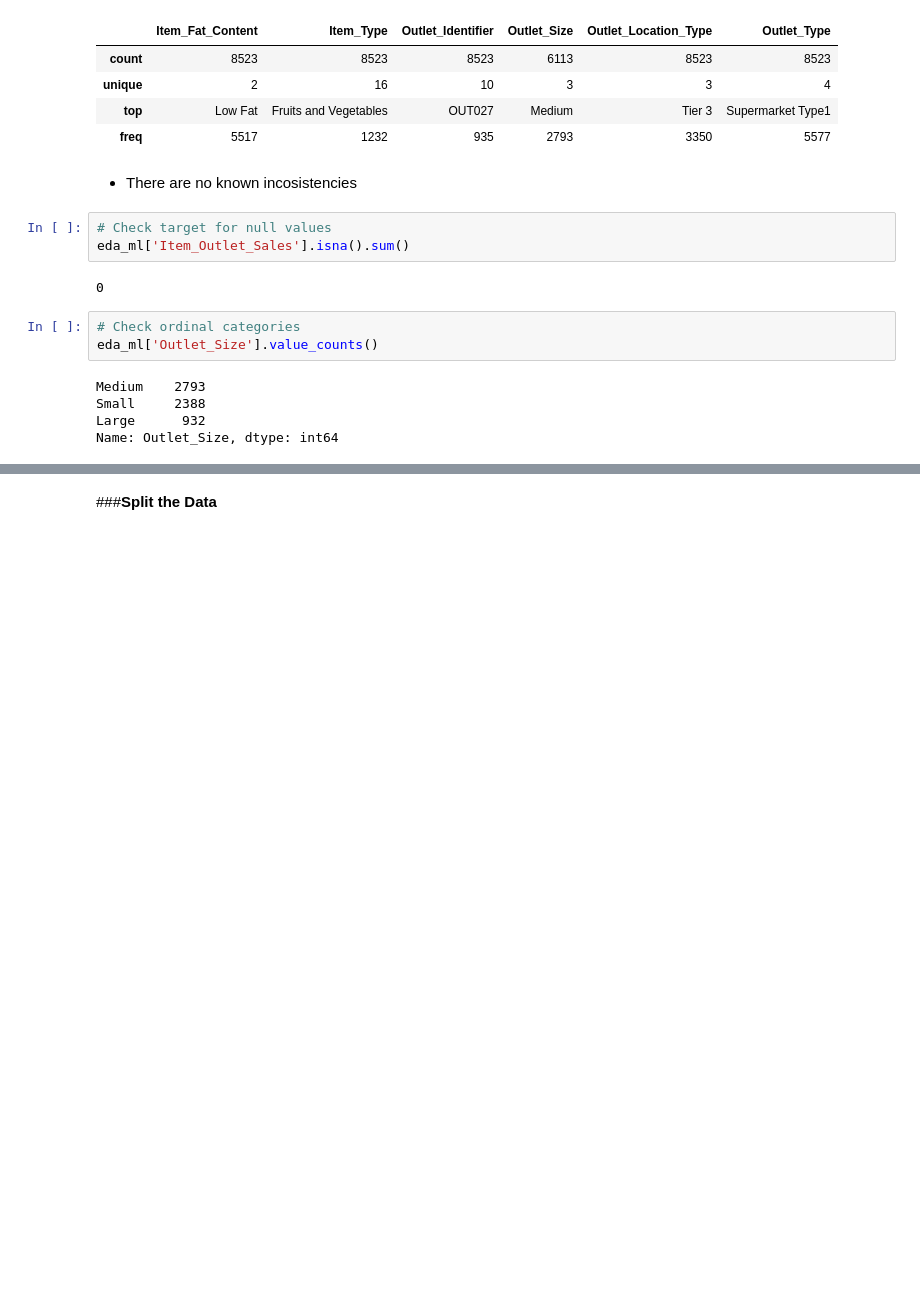
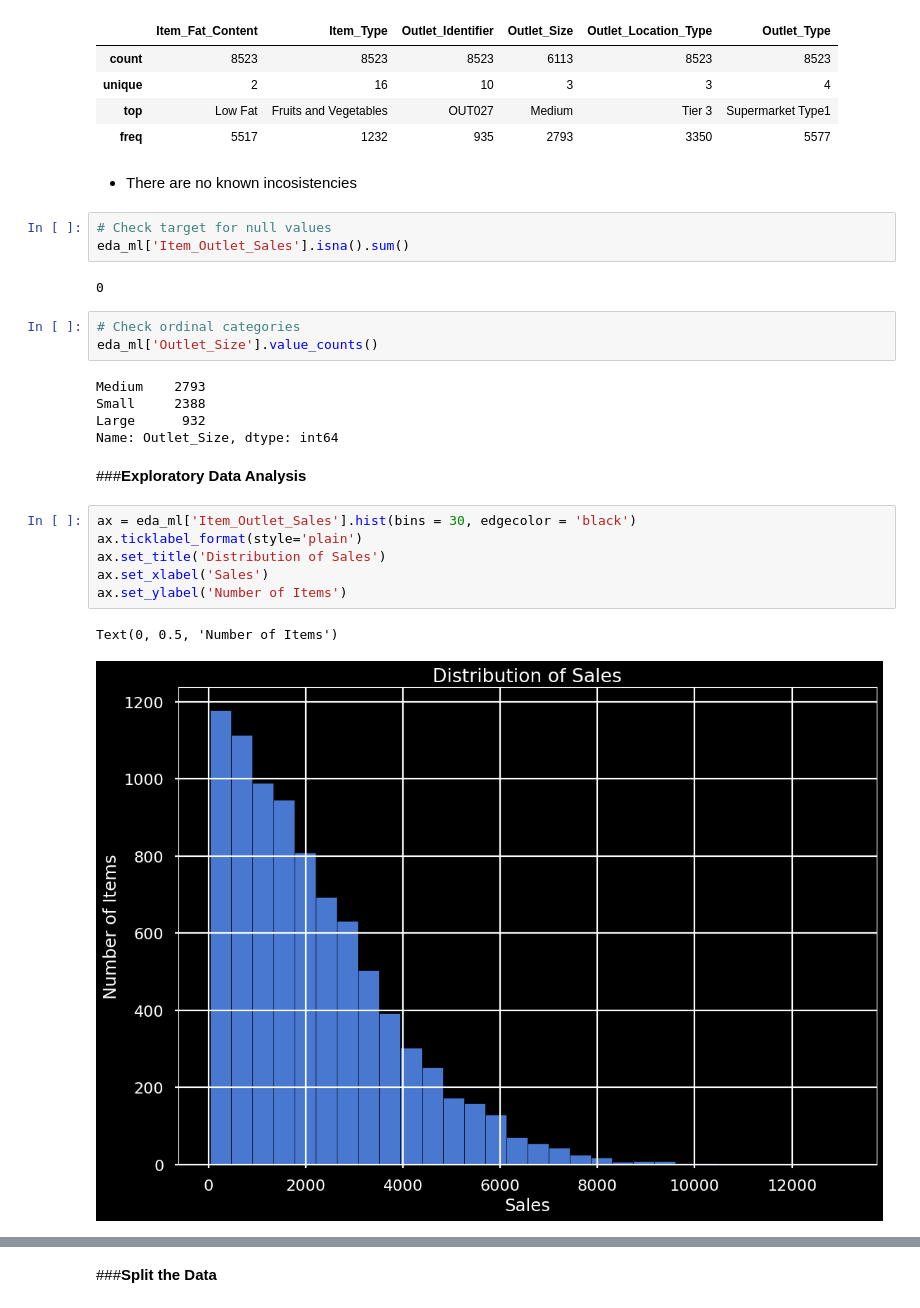
Before and after one commit to DJ-Adams/Prediction-of-Product-Sales, a Jupyter notebook: Prediction_Of_Product_Sales_Complete.ipynb, the cells around one changed output, grey strips where cells are left out. Saved outputs shown, nothing was run; the diff lists cells and outputs as text; blank space fills up the shorter version.

```diff
--- a/Prediction_Of_Product_Sales_Complete.ipynb
+++ b/Prediction_Of_Product_Sales_Complete.ipynb
@@ -331,3 +394,14 @@ Medium    2793
 Small     2388
 Large      932
 Name: Outlet_Size, dtype: int64
+# %% [markdown]
+###**Exploratory Data Analysis**
+# %%
+ax = eda_ml['Item_Outlet_Sales'].hist(bins = 30, edgecolor = 'black')
+ax.ticklabel_format(style='plain')
+ax.set_title('Distribution of Sales')
+ax.set_xlabel('Sales')
+ax.set_ylabel('Number of Items')
+# %% [output]
+Text(0, 0.5, 'Number of Items')
+[figure, added]
```
Also changed, not shown: parts of 46 cells of this notebook.
